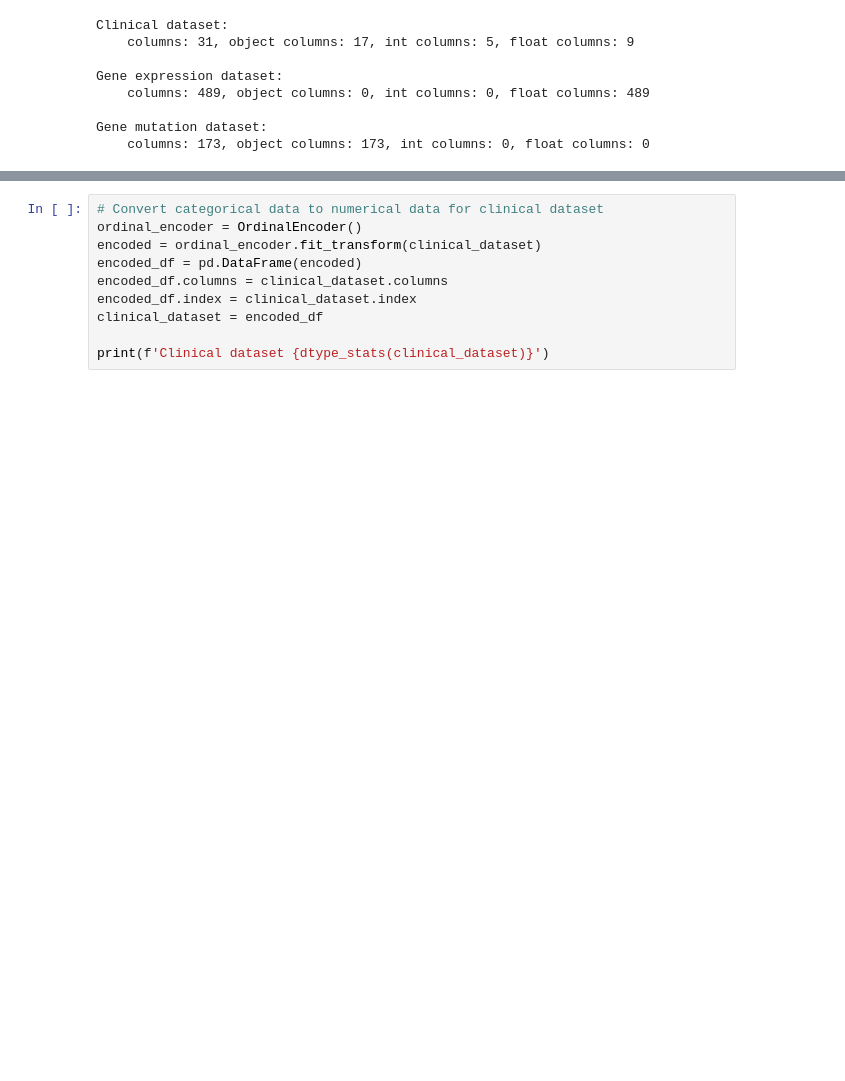
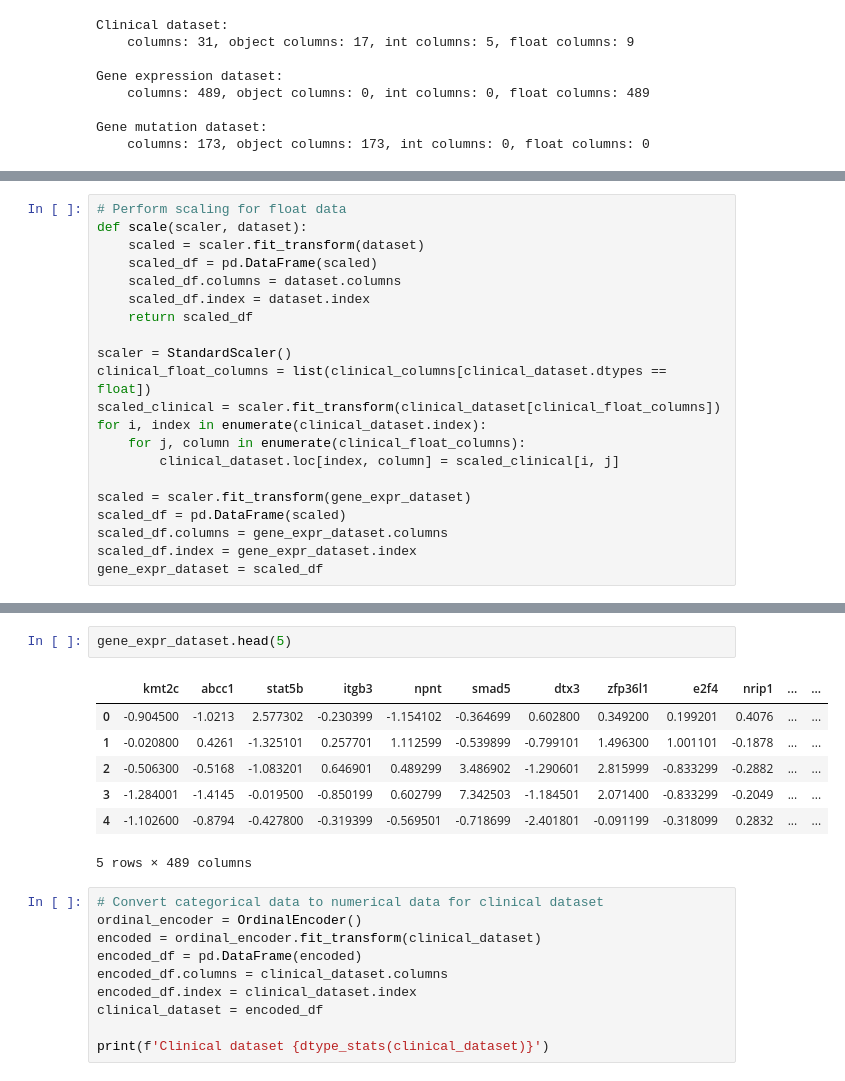
Before and after one commit to soligits/ml-final-project, a Jupyter notebook: ML_Project.ipynb, the cells around one changed output, grey strips where cells are left out. Saved outputs shown, nothing was run; the diff lists cells and outputs as text; blank space fills up the shorter version.

Commit message:
Perform scaling

```diff
--- a/ML_Project.ipynb
+++ b/ML_Project.ipynb
@@ -190,0 +203,21 @@ Gene mutation dataset:
+# %%
+# Perform scaling for float data
+def scale(scaler, dataset):
+    scaled = scaler.fit_transform(dataset)
+    scaled_df = pd.DataFrame(scaled)
+    scaled_df.columns = dataset.columns
+    scaled_df.index = dataset.index
+    return scaled_df
+
+scaler = StandardScaler()
+clinical_float_columns = list(clinical_columns[clinical_dataset.dtypes == float])
+scaled_clinical = scaler.fit_transform(clinical_dataset[clinical_float_columns])
+for i, index in enumerate(clinical_dataset.index):
+    for j, column in enumerate(clinical_float_columns):
+        clinical_dataset.loc[index, column] = scaled_clinical[i, j]
+
+scaled = scaler.fit_transform(gene_expr_dataset)
+scaled_df = pd.DataFrame(scaled)
+scaled_df.columns = gene_expr_dataset.columns
+scaled_df.index = gene_expr_dataset.index
+gene_expr_dataset = scaled_df
@@ -191,3 +234,13 @@ Gene mutation dataset:
+# %%
+gene_expr_dataset.head(5)
+# %% [output]
+|  | kmt2c | abcc1 | stat5b | itgb3 | npnt | smad5 | dtx3 | zfp36l1 | e2f4 | nrip1 | ... | ... |
+| 0 | -0.904500 | -1.0213 | 2.577302 | -0.230399 | -1.154102 | -0.364699 | 0.602800 | 0.349200 | 0.199201 | 0.4076 | ... | ... |
+| 1 | -0.020800 | 0.4261 | -1.325101 | 0.257701 | 1.112599 | -0.539899 | -0.799101 | 1.496300 | 1.001101 | -0.1878 | ... | ... |
+| 2 | -0.506300 | -0.5168 | -1.083201 | 0.646901 | 0.489299 | 3.486902 | -1.290601 | 2.815999 | -0.833299 | -0.2882 | ... | ... |
+| 3 | -1.284001 | -1.4145 | -0.019500 | -0.850199 | 0.602799 | 7.342503 | -1.184501 | 2.071400 | -0.833299 | -0.2049 | ... | ... |
+| 4 | -1.102600 | -0.8794 | -0.427800 | -0.319399 | -0.569501 | -0.718699 | -2.401801 | -0.091199 | -0.318099 | 0.2832 | ... | ... |
+5 rows × 489 columns
 # %%
 # Convert categorical data to numerical data for clinical dataset
 ordinal_encoder = OrdinalEncoder()
```
Also changed, not shown: parts of 10 cells of this notebook, 1 other file.
